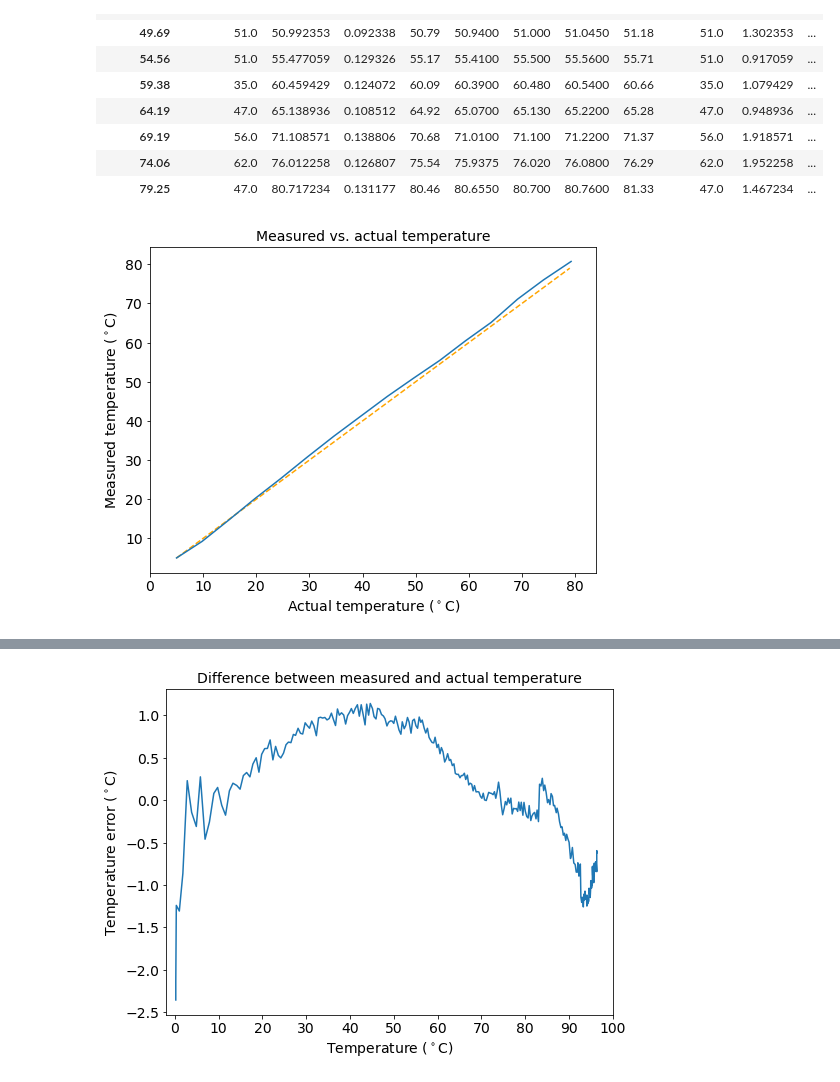
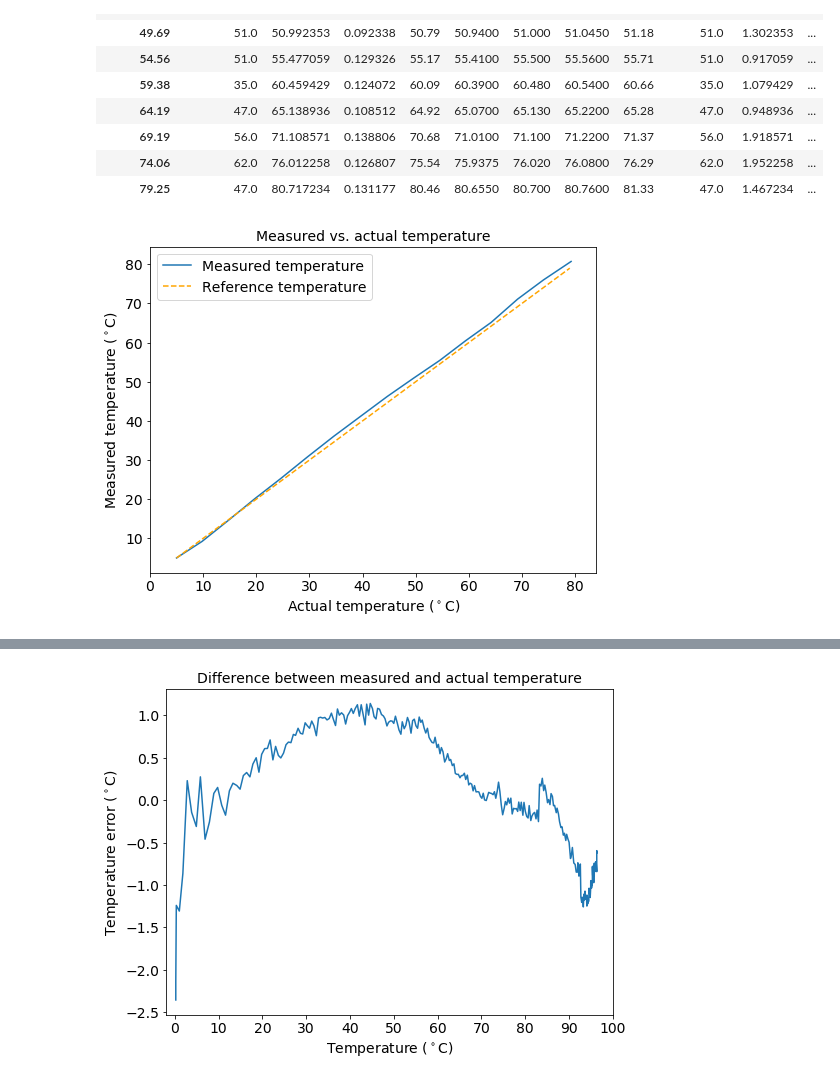
Before and after one commit to cwdao/scum-test-code, a Jupyter notebook: scum/counter_temp/temp_sweep.ipynb, the cells around one changed output, grey strips where cells are left out. Cells and saved outputs as stored; diff of their text form; code cells hidden in the pictures.

Commit message:
Add plot legends

```diff
--- a/scum/counter_temp/temp_sweep.ipynb
+++ b/scum/counter_temp/temp_sweep.ipynb
@@ -48,16 +48,17 @@ statistics
 | 74.06 | 62.0 | 76.012258 | 0.126807 | 75.54 | 75.9375 | 76.020 | 76.0800 | 76.29 | 62.0 | 1.952258 | ... |
 | 79.25 | 47.0 | 80.717234 | 0.131177 | 80.46 | 80.6550 | 80.700 | 80.7600 | 81.33 | 47.0 | 1.467234 | ... |
 # %%
-plt.plot(np.arange(5, 80), np.arange(5, 80), '--', color='orange')
-statistics['Measurement', 'mean'].plot(figsize=(8, 6), fontsize=14)
+statistics['Measurement', 'mean'].plot(figsize=(8, 6), fontsize=14, label='Measured temperature')
+plt.plot(np.arange(5, 80), np.arange(5, 80), '--', color='orange', label='Reference temperature')
 plt.title('Measured vs. actual temperature', fontsize=14)
 plt.xlim((0, 84))
 plt.xlabel('Actual temperature ($^\circ$C)', fontsize=14)
 plt.ylabel('Measured temperature ($^\circ$C)', fontsize=14)
+plt.legend(fontsize=14)
 plt.savefig('temp_measured_vs_actual.pdf', bbox_inches='tight')
 plt.show()
 # %% [output]
-[figure, old version]
+[figure, new version]
 # %%
 df.boxplot(by='Temperature', column='Difference', positions=df['Temperature'].unique(), manage_xticks=True, figsize=(8, 6), widths=2.5, fontsize=14)
 plt.title('Difference between measured and actual temperature', fontsize=14)
```
Also changed, not shown: parts of 2 cells of this notebook, 4 other files.
